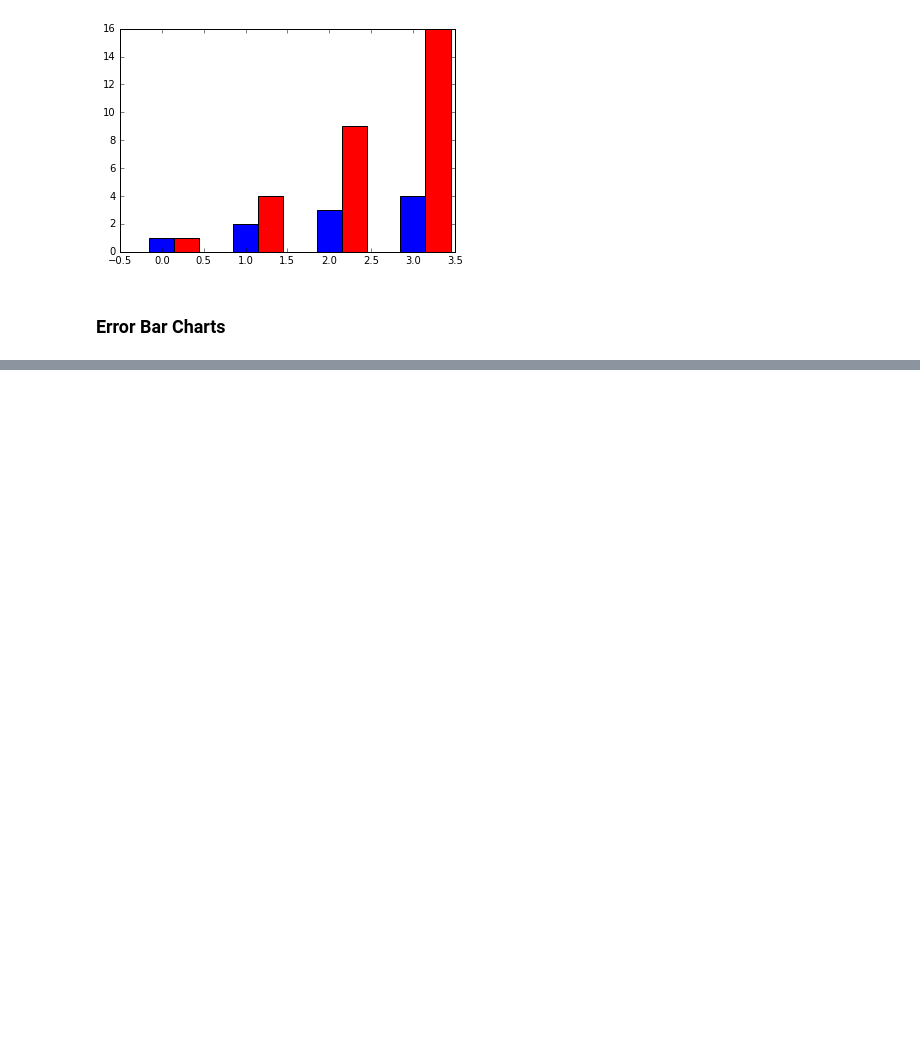
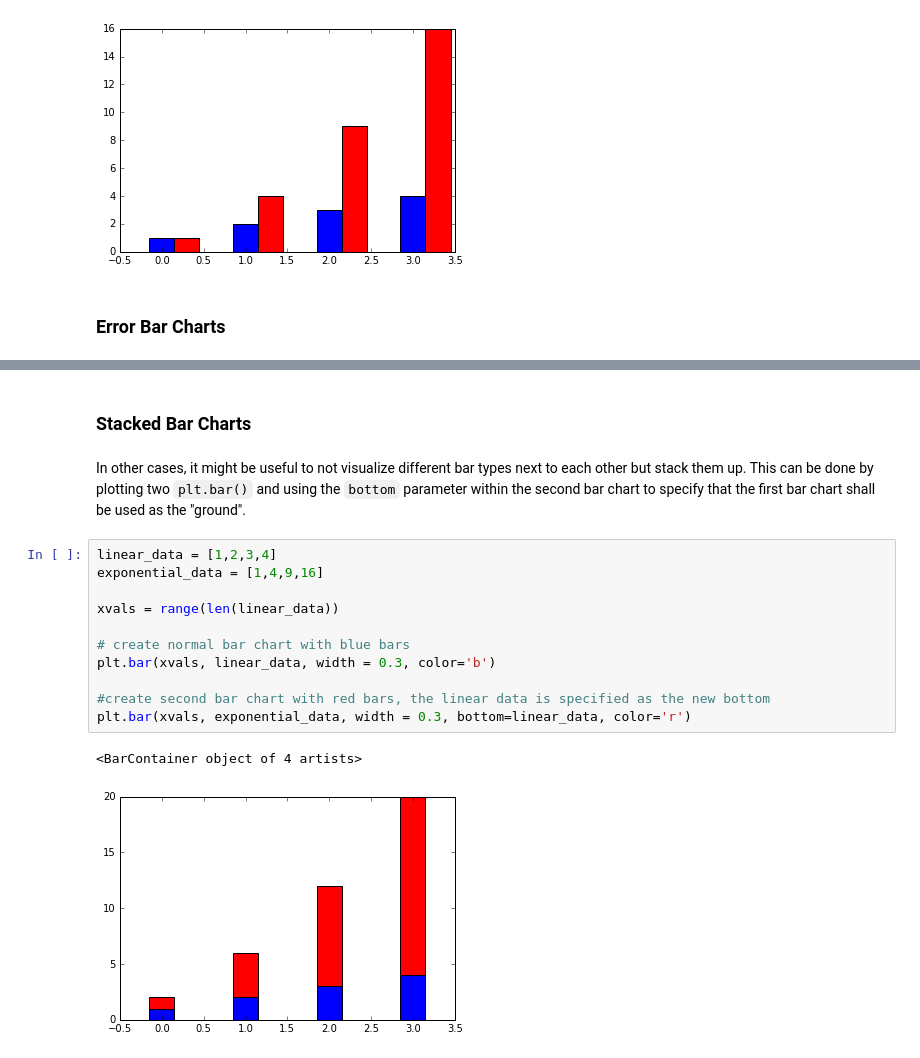
Before and after one commit to WahlerP/csfundamentals-hsg, a Jupyter notebook: Data_Visualization.ipynb, the cells around one changed output, grey strips where cells are left out. Drawn from its saved outputs; the diff is of its cells as text; blank space fills up the shorter version.

```diff
--- a/Data_Visualization.ipynb
+++ b/Data_Visualization.ipynb
@@ -583,0 +615,18 @@ plt.bar(new_xvals, exponential_data, width = 0.3 ,color='red')
+# %% [markdown]
+### Stacked Bar Charts
+# %% [markdown]
+In other cases, it might be useful to not visualize different bar types next to each other but stack them up. This can be done by plotting two `plt.bar()` and using the `bottom` parameter within the second bar chart to specify that the first bar chart shall be used as the "ground".
+# %%
+linear_data = [1,2,3,4]
+exponential_data = [1,4,9,16]
+
+xvals = range(len(linear_data))
+
+# create normal bar chart with blue bars
+plt.bar(xvals, linear_data, width = 0.3, color='b')
+
+#create second bar chart with red bars, the linear data is specified as the new bottom
+plt.bar(xvals, exponential_data, width = 0.3, bottom=linear_data, color='r')
+# %% [output]
+<BarContainer object of 4 artists>
+[figure, added]
```
Also changed, not shown: parts of 53 cells of this notebook.
